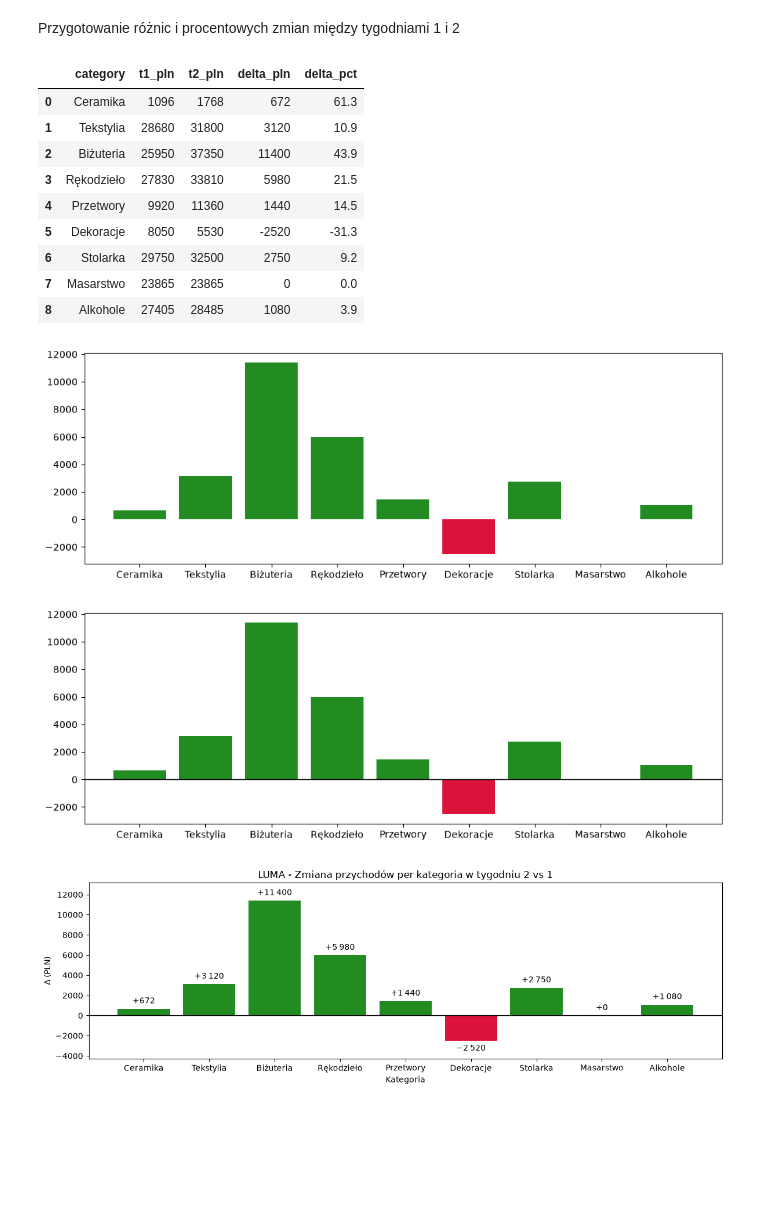
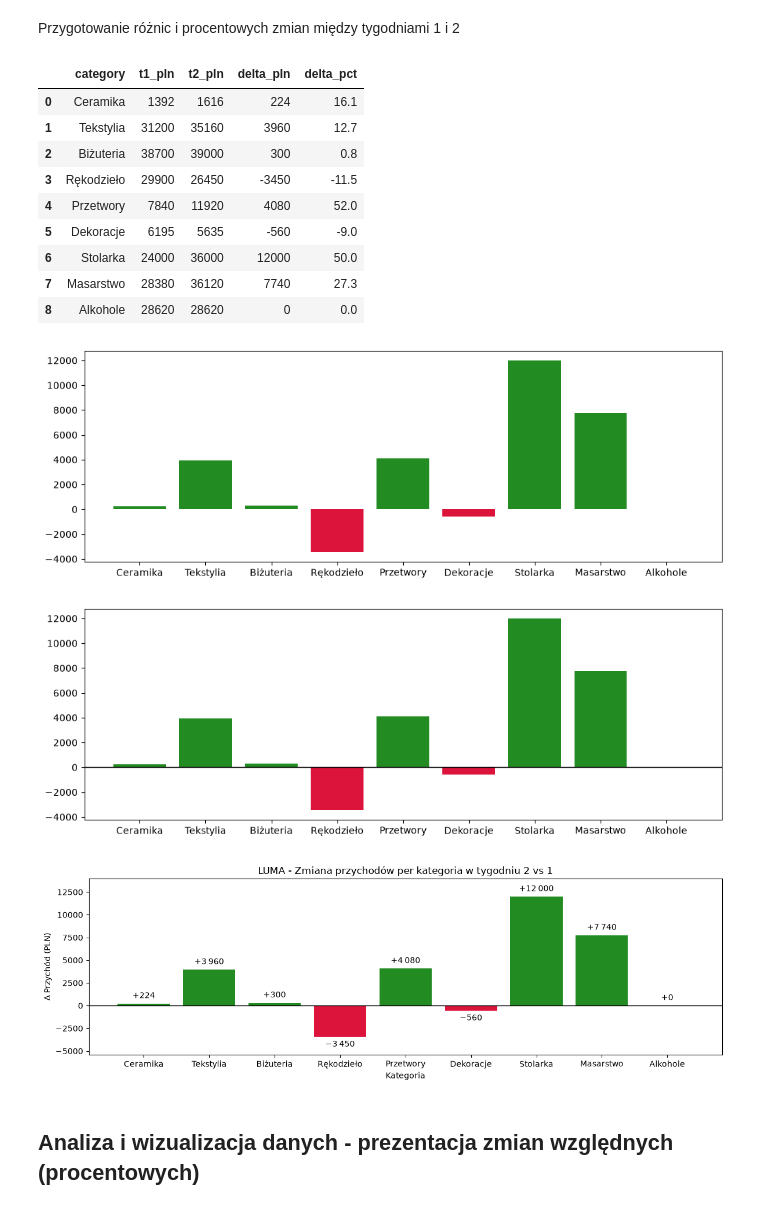
Before and after one commit to aleksanderpasternak/DataVisualization, a Jupyter notebook: 01-bar.ipynb, the cells around one changed output. Cells and saved outputs as stored; diff of their text form; code cells hidden in the pictures; blank space fills up the shorter version.

```diff
--- a/01-bar.ipynb
+++ b/01-bar.ipynb
@@ -30,7 +31,7 @@ CATEGORIES = ["Ceramika", "Tekstylia", "Biżuteria", "Rękodzieło", "Przetwory"
 # %%
 catalog = pd.DataFrame({
     "category": CATEGORIES,
-    "demand_loc_base": [120, 180, 130, 80, 160, 150, 70 , 90, 110], # średni lokalny popyt (szt./tydz.)
+    "demand_loc_base": [120, 180, 160, 80, 160, 150, 70 , 90, 110], # średni lokalny popyt (szt./tydz.)
     "demand_tur_base": [60, 40, 80, 30, 90, 30, 50, 40, 80], # średni popyt turystyczny (szt./tydz.)
     "price_pln_base": [8, 120, 150, 230, 40, 35, 250, 215, 135] # średnia cena jednostkowa (PLN/szt.)
 })
@@ -363,22 +364,22 @@ t_delta = pd.DataFrame({
 display(t_delta)
 # %% [output]
 |  | category | t1_pln | t2_pln | delta_pln | delta_pct |
-| 0 | Ceramika | 1096 | 1768 | 672 | 61.3 |
-| 1 | Tekstylia | 28680 | 31800 | 3120 | 10.9 |
-| 2 | Biżuteria | 25950 | 37350 | 11400 | 43.9 |
-| 3 | Rękodzieło | 27830 | 33810 | 5980 | 21.5 |
-| 4 | Przetwory | 9920 | 11360 | 1440 | 14.5 |
-| 5 | Dekoracje | 8050 | 5530 | -2520 | -31.3 |
-| 6 | Stolarka | 29750 | 32500 | 2750 | 9.2 |
-| 7 | Masarstwo | 23865 | 23865 | 0 | 0.0 |
-| 8 | Alkohole | 27405 | 28485 | 1080 | 3.9 |
+| 0 | Ceramika | 1392 | 1616 | 224 | 16.1 |
+| 1 | Tekstylia | 31200 | 35160 | 3960 | 12.7 |
+| 2 | Biżuteria | 38700 | 39000 | 300 | 0.8 |
+| 3 | Rękodzieło | 29900 | 26450 | -3450 | -11.5 |
+| 4 | Przetwory | 7840 | 11920 | 4080 | 52.0 |
+| 5 | Dekoracje | 6195 | 5635 | -560 | -9.0 |
+| 6 | Stolarka | 24000 | 36000 | 12000 | 50.0 |
+| 7 | Masarstwo | 28380 | 36120 | 7740 | 27.3 |
+| 8 | Alkohole | 28620 | 28620 | 0 | 0.0 |
 # %%
 colors = ["forestgreen" if v >= 0 else "crimson" for v in t_delta['delta_pln']]
 plt.figure(figsize=(12,4))
 plt.bar(t_delta["category"], t_delta["delta_pln"], color=colors)
 plt.show()
 # %% [output]
-[figure, old version]
+[figure, new version]
 # %%
 colors = ["forestgreen" if v >= 0 else "crimson" for v in t_delta['delta_pln']]
 plt.figure(figsize=(12,4))
@@ -386,16 +387,16 @@ plt.bar(t_delta["category"], t_delta["delta_pln"], color=colors)
 plt.axhline(0, color="black", linewidth=1)
 plt.show()
 # %% [output]
-[figure, old version]
+[figure, new version]
 # %%
 def format_sep_signed(x: float) -> str:
     s = format_sep((abs(x)))
     return ("+" if x>=0 else "\u2212") + s
 # %%
-def pad_ylines(axes, factor=0.07):
+def pad_ylims(axes, factor=0.07):
     ymin, ymax = axes.get_ylim() # pobranie wartości min i max dla y
     pad = (ymax - ymin) * factor
-    plt.ylim(ymin - pad, ymax + pad) # ustawienie nowej wartości y max
+    axes.set_ylim(ymin - pad, ymax + pad) # ustawienie nowej wartości y max
 # %%
 def label_bars(axes, bars, values, formatter=format_sep_signed, offset_factor=0.02):
     ymin, ymax = axes.get_ylim()
@@ -410,13 +411,15 @@ def label_bars(axes, bars, values, formatter=format_sep_signed, offset_factor=0.
 # %%
 plt.figure(figsize=(12,4))
 bars = plt.bar(t_delta["category"], t_delta["delta_pln"], color=colors)
-pad_ylines(plt.gca())
+pad_ylims(plt.gca())
 label_bars(plt.gca(), bars, t_delta["delta_pln"])
 plt.axhline(0, color="black", linewidth=1)
 plt.title("LUMA - Zmiana przychodów per kategoria w tygodniu 2 vs 1")
 plt.xlabel("Kategoria")
-plt.ylabel("\u2206 (PLN)")
+plt.ylabel("\u2206 Przychód (PLN)")
 plt.tight_layout()
 plt.show()
 # %% [output]
-[figure, old version]
+[figure, new version]
+# %% [markdown]
+## Analiza i wizualizacja danych - prezentacja zmian względnych (procentowych)
```
Also changed, not shown: parts of 36 cells of this notebook.
